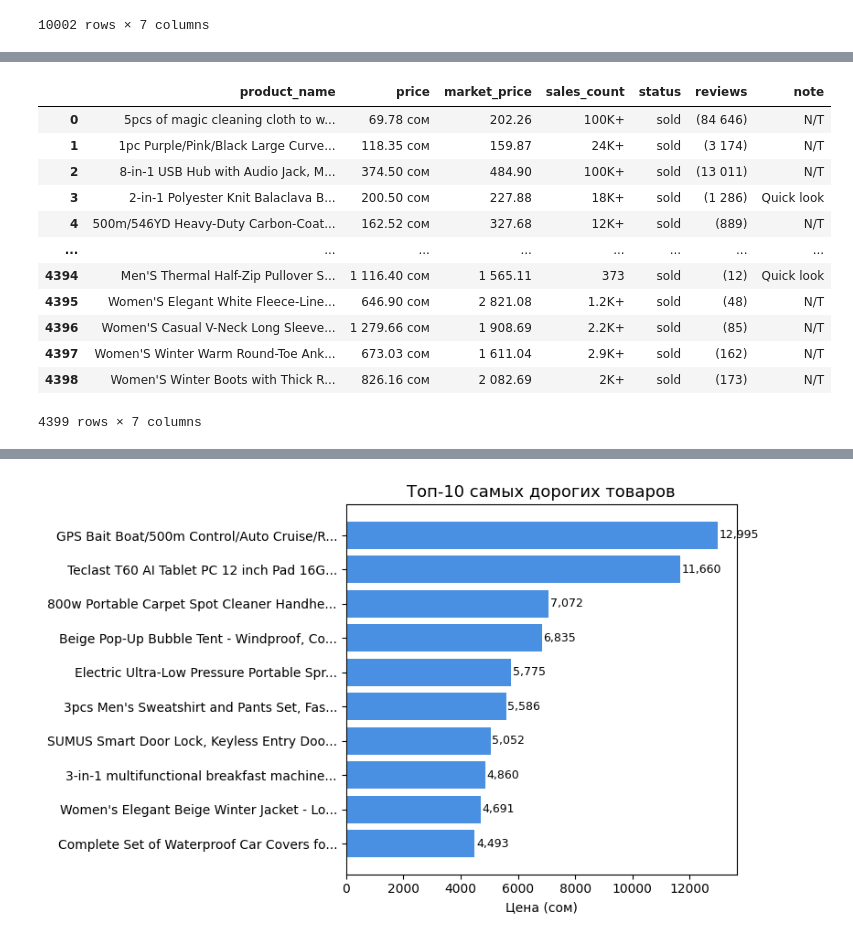
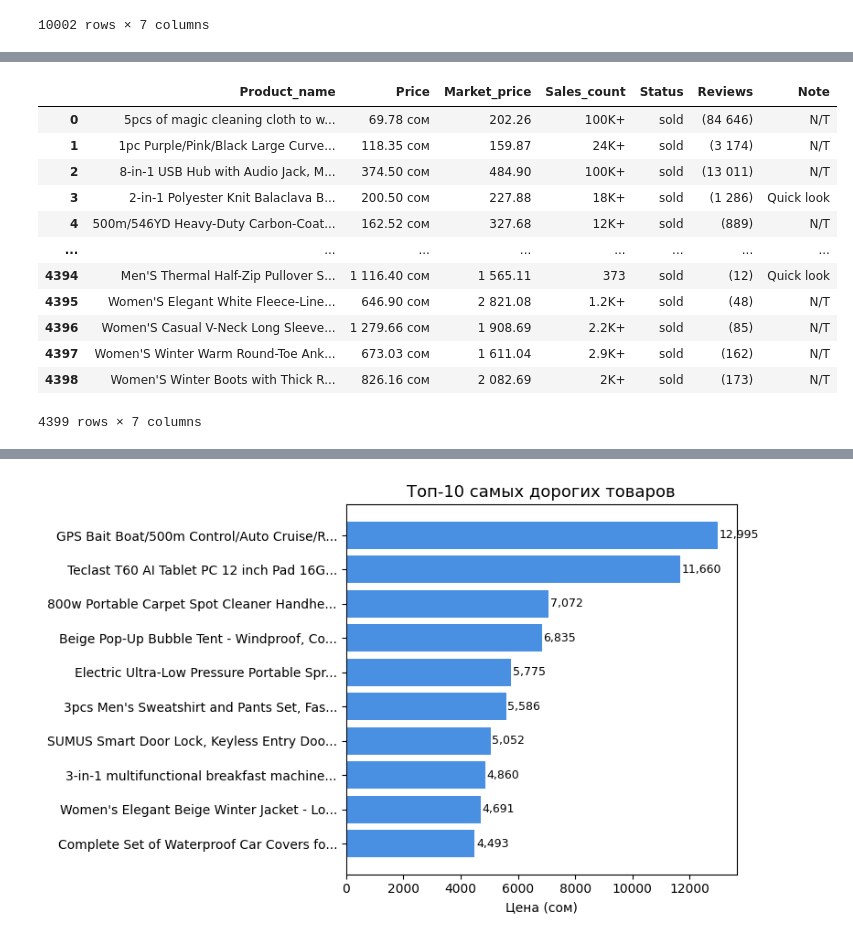
Before and after one commit to MuliShKa/Parsing-DataSince-, a Jupyter notebook: main3.ipynb, the cells around one changed output, grey strips where cells are left out. Saved outputs shown, nothing was run; the diff lists cells and outputs as text; code cells hidden in the pictures.

```diff
--- a/main3.ipynb
+++ b/main3.ipynb
@@ -107,18 +109,21 @@ df
 4399 rows × 7 columns
 # %%
 df = df.rename(columns={
-    "text_1f3st": "Product_name",
-    "price_2xz_3": "Price",
-    "marketprice_hb9u": "Market_price",
-    "saletextspan_7ilte": "Sales_count",
-    "saletextspan_7ilte_2": "Status",
-    "num_tips": "Reviews",
-    "text_1uhok": "Note"
+    "text-1f3st": "Product_name",
+    "price-2Xz_3": "Price",
+    "marketPrice-_hB9u": "Market_price",
+    "saleTextSpan-7Ilte": "Sales_count",
+    "saleTextSpan-7Ilte (2)": "Status",
+    "numTips-6aaQF": "Reviews",
+    "text-1UhOK": "Note"
 })
 
+df.columns = [col.split('-')[0] for col in df.columns]
+
+
 df
 # %% [output]
-|  | product_name | price | market_price | sales_count | status | reviews | note |
+|  | Product_name | Price | Market_price | Sales_count | Status | Reviews | Note |
 | 0 | 5pcs of magic cleaning cloth to w... | 69.78 сом | 202.26 | 100K+ | sold | (84 646) | N/T |
 | 1 | 1pc Purple/Pink/Black Large Curve... | 118.35 сом | 159.87 | 24K+ | sold | (3 174) | N/T |
 | 2 | 8-in-1 USB Hub with Audio Jack, M... | 374.50 сом | 484.90 | 100K+ | sold | (13 011) | N/T |
```
Also changed, not shown: parts of 5 cells of this notebook.
